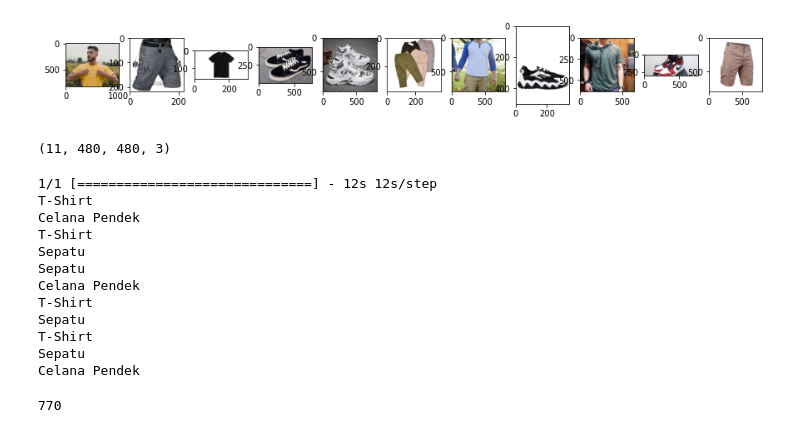
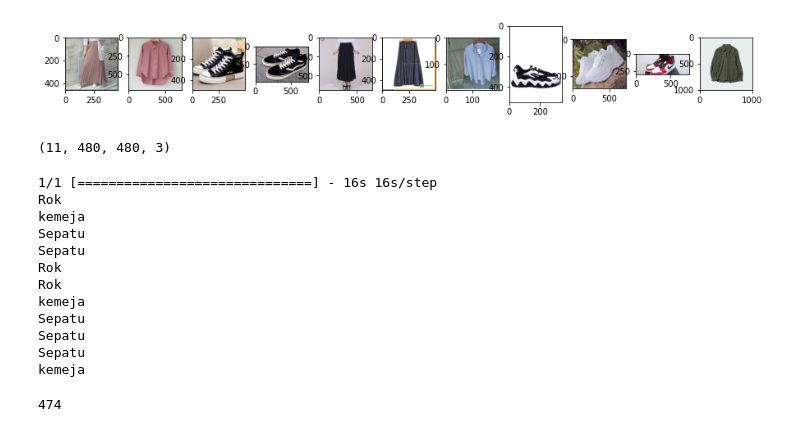
Before and after one commit to TasyaMulfiana/f55121019_Tasya-Mulfina_A, a Jupyter notebook: Copy_of_Untitled0.ipynb, the cells around one changed output. Cells and saved outputs as stored; diff of their text form; code cells hidden in the pictures.

```diff
--- a/Copy_of_Untitled0.ipynb
+++ b/Copy_of_Untitled0.ipynb
@@ -32,66 +32,66 @@ ________________________________________________________________________________
 # %%
 import requests
 import numpy as np
 import cv2
 import matplotlib.pyplot as plt
 from PIL import Image
 
 urls=[]
-urls.append("https://laundry.drop.id/wp-content/uploads/2020/12/amir-babaei-0NK0FtJnIWE-unsplash-1024x821.jpg")
-urls.append("https://p-id.ipricegroup.com/e6e3491130cff92795cc2a4f49e4f28a1d7cfe8c_0.jpg?position=6")
-urls.append("https://encrypted-tbn0.gstatic.com/images?q=tbn:ANd9GcSFCWfxmWdPfDM4jMy59JUjPh3qblDIajSOzA&usqp=CAU")
+urls.append("https://images.tokopedia.net/img/cache/700/product-1/2020/9/21/13098040/13098040_2b4bd3e0-f805-4330-9b00-708009ddb69b_464_464")
+urls.append("https://lzd-img-global.slatic.net/g/p/38071620ebf22552654375a5b6a07bbc.jpg_720x720q80.jpg_.webp")
+urls.append("https://images.tokopedia.net/img/cache/500-square/VqbcmM/2022/1/16/1abf9771-e4c9-47c8-b77a-95a05fc4bb34.jpg")
 urls.append("https://asset.kompas.com/crops/0goP7FKwWF1qhOgFdSg5Q9QEOXg=/14x0:547x355/750x500/data/photo/2020/02/03/5e37dfdc0013d.png")
-urls.append("https://www.static-src.com/wcsstore/Indraprastha/images/catalog/full//92/MTA-18752230/no_brand_sepatu_pria_sp08_full01_uojh5quu.jpg")
-urls.append("https://www.static-src.com/wcsstore/Indraprastha/images/catalog/medium//82/MTA-20111652/no_brand_celana_cargo_anak_laki_laki__full01_gszon1on.jpg")
-urls.append("https://mas-kulin.com/wp-content/uploads/2019/09/03.-Kaos-Raglan.jpg")
+urls.append("https://images.tokopedia.net/img/cache/700/product-1/2019/2/23/2720152/2720152_724a99d5-f329-4786-80dd-1518778b8d4c_697_697.jpg")
+urls.append("https://images.tokopedia.net/img/cache/500-square/VqbcmM/2021/6/7/0785f73b-36ad-446e-bb4a-c456e16c2fbb.jpg")
+urls.append("https://img.priceza.co.id/img1/37/0334/37-20200114084120-12282852450049336.jpg")
 urls.append("https://dynamic.zacdn.com/ibCzoV-ZUapBhEeY0PafC9mNV3o=/fit-in/346x500/filters:quality(90):fill(ffffff)/https://static-id.zacdn.com/p/panarybody-2968-5317342-1.jpg")
-urls.append("https://media.karousell.com/media/photos/products/2018/07/17/kaos_distro_pria_kupluk_3_macam_1531786842_7e87ec06.jpg")
+urls.append("https://lzd-img-global.slatic.net/g/p/0ba49456ccdfcc51699d241b8d28be59.jpg_720x720q80.jpg_.webp")
 urls.append("https://storage.googleapis.com/ovo-prd-fs-edu-blog-static/cerdasfinansial/d82cc6db-harga-sepatu-jordan.png")
-urls.append("https://www.static-src.com/wcsstore/Indraprastha/images/catalog/full//104/MTA-7432799/raung_adventure_raung_adventure_celana_pdl_pendek_-_celana_lapangan_pendek_-_celana_cargo_pendek_-_bahan_ripstok_ukuran_28-36_full06_gpwzbqmm.jpg")
+urls.append("https://image.uniqlo.com/UQ/ST3/AsianCommon/imagesgoods/453406/item/goods_54_453406.jpg?width=1008&impolicy=quality_75")
 
 imgs=[]
 plt.figure(figsize=(15,6))
 for u in range(0,len(urls)):
   r = requests.get(urls[u], stream=True) #Download
   img = np.array(Image.open(r.raw))  #Konversi ke NP Array
   plt.subplot(1,len(urls),u+1) #Menampilkan ke matplotlib
   plt.imshow(img) #Menampilkan ke matplotlib
   img = cv2.resize(img, (480,480)) #Resize sesuai input VGG 16
   imgs.append(img) #Kumpulkan semua image yang telah di preproses ke imgs
 plt.show() #Menampilkan ke matplotlib
 imgs = np.array(imgs) #Konversi ke Np Array
 print (imgs.shape) #Debuging (Apakah shape-nya benar?)
 # %% [output]
-[figure, old version]
+[figure, new version]
 (11, 480, 480, 3)
 # %%
 yh = model.predict(imgs)
 for i in range(len(urls)):
-  if(np.argmax(yh[i]) >= 510 and np.argmax(yh[i])<=610 ):
-      print("T-Shirt")
-  elif(np.argmax(yh[i]) == 752  ) :
-      print("Celana Pendek")
-  elif(np.argmax(yh[i]) == 842  ) :
-      print("Celana Pendek")
+  if(np.argmax(yh[i]) >= 614 and np.argmax(yh[i])<=689 ):
+      print("Rok")
+  elif(np.argmax(yh[i]) == 474 ) :
+      print("kemeja")
+  elif(np.argmax(yh[i]) == 841  ) :
+      print("kemeja")
   elif(np.argmax(yh[i]) == 770):
       print("Sepatu")
 
   else:
       print("Lainya")
 # %% [output]
-1/1 [==============================] - 12s 12s/step
-T-Shirt
-Celana Pendek
-T-Shirt
+1/1 [==============================] - 16s 16s/step
+Rok
+kemeja
 Sepatu
 Sepatu
-Celana Pendek
-T-Shirt
+Rok
+Rok
+kemeja
 Sepatu
-T-Shirt
 Sepatu
-Celana Pendek
+Sepatu
+kemeja
 # %%
 np.argmax(yh[10])
 # %% [output]
-770
+474
```
Also changed, not shown: parts of 1 cell of this notebook.
